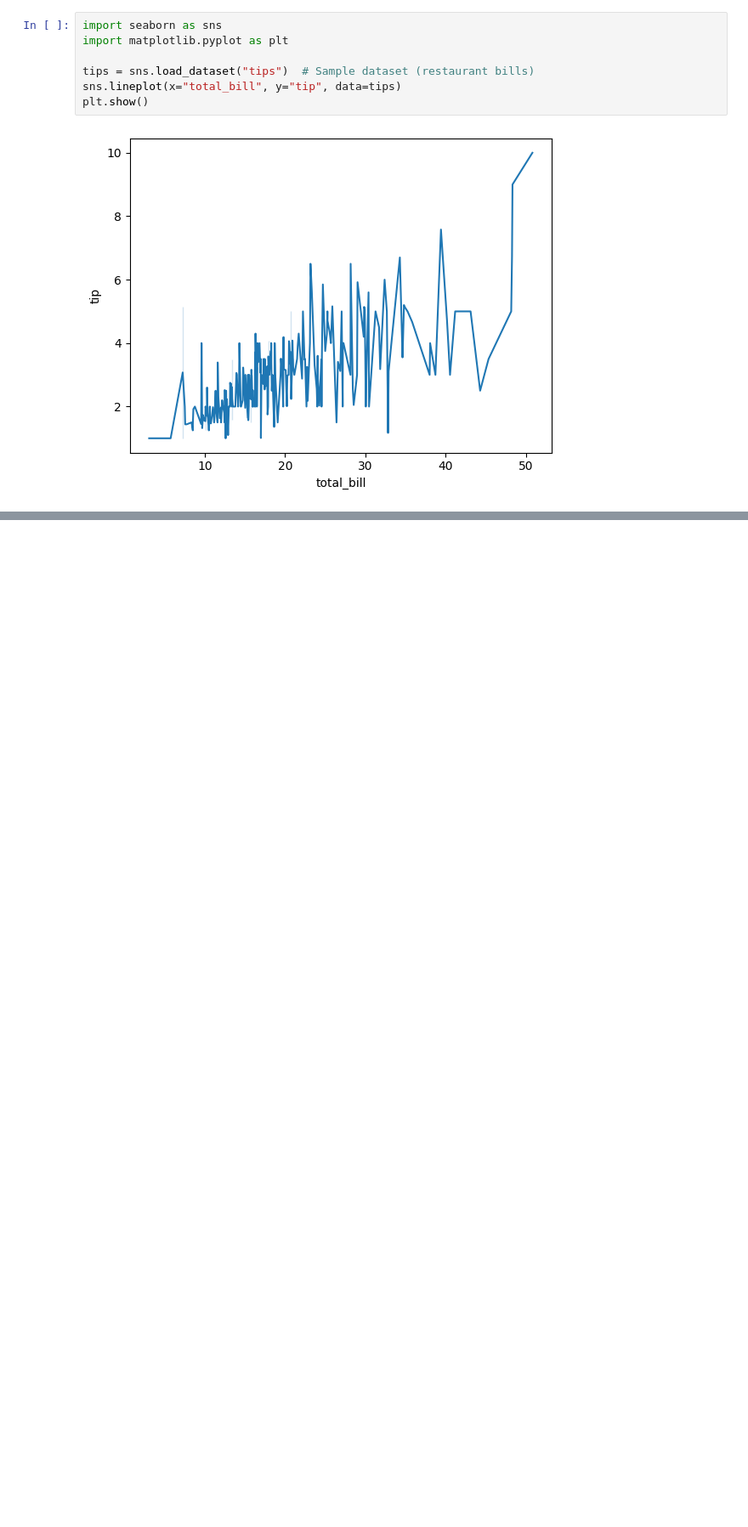
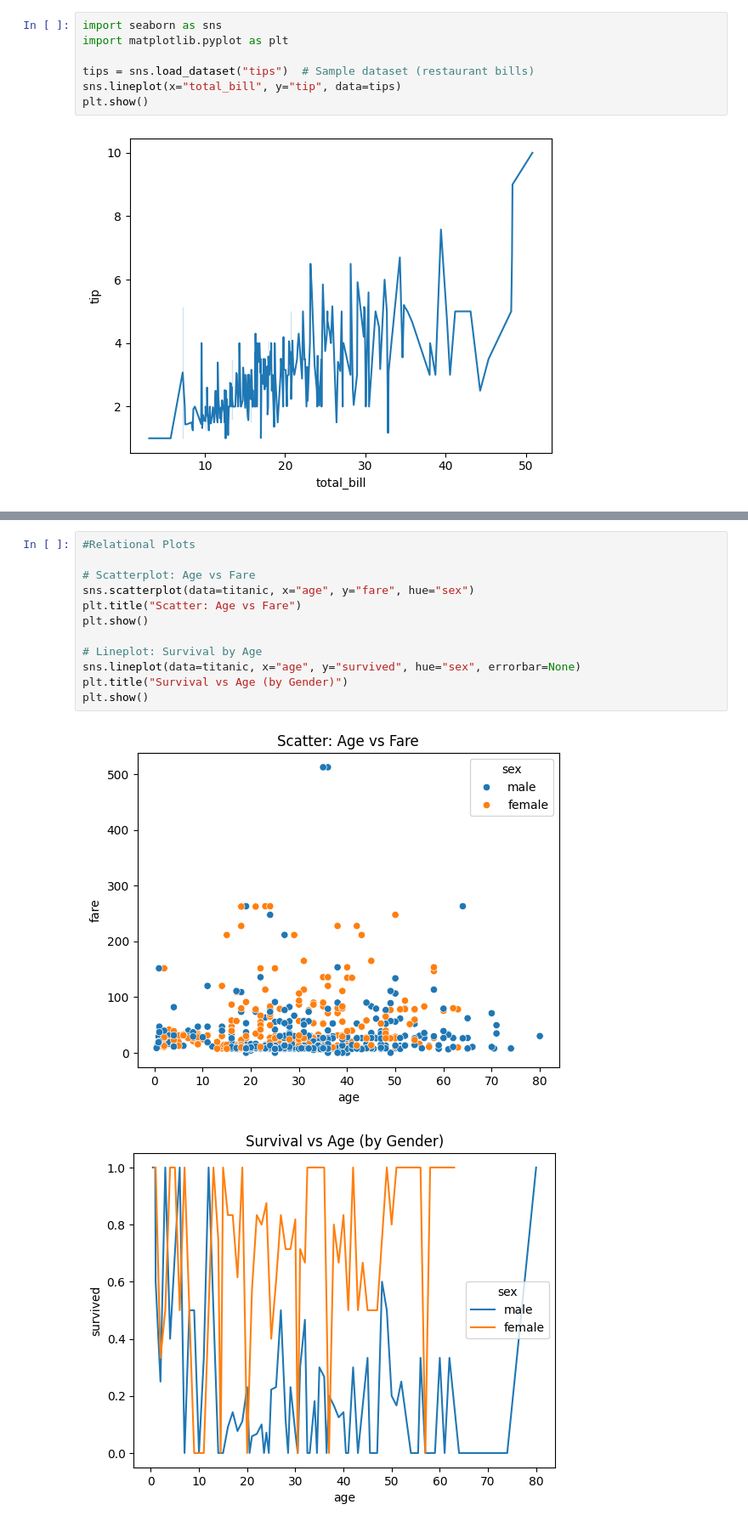
Before and after one commit to sanjib-biswal-git/PYTHON-BASICS_AND_LIBRARIES, a Jupyter notebook: Seaborn.ipynb, the cells around one changed output, grey strips where cells are left out. Shown: that part at 85% size. Saved outputs shown, nothing was run; the diff lists cells and outputs as text; blank space fills up the shorter version.

```diff
--- a/Seaborn.ipynb
+++ b/Seaborn.ipynb
@@ -21,0 +93,15 @@ plt.show()
+# %%
+#Relational Plots
+
+# Scatterplot: Age vs Fare
+sns.scatterplot(data=titanic, x="age", y="fare", hue="sex")
+plt.title("Scatter: Age vs Fare")
+plt.show()
+
+# Lineplot: Survival by Age
+sns.lineplot(data=titanic, x="age", y="survived", hue="sex", errorbar=None)
+plt.title("Survival vs Age (by Gender)")
+plt.show()
+# %% [output]
+[figure, added]
+[figure, added]
```
Also changed, not shown: parts of 8 cells of this notebook.
